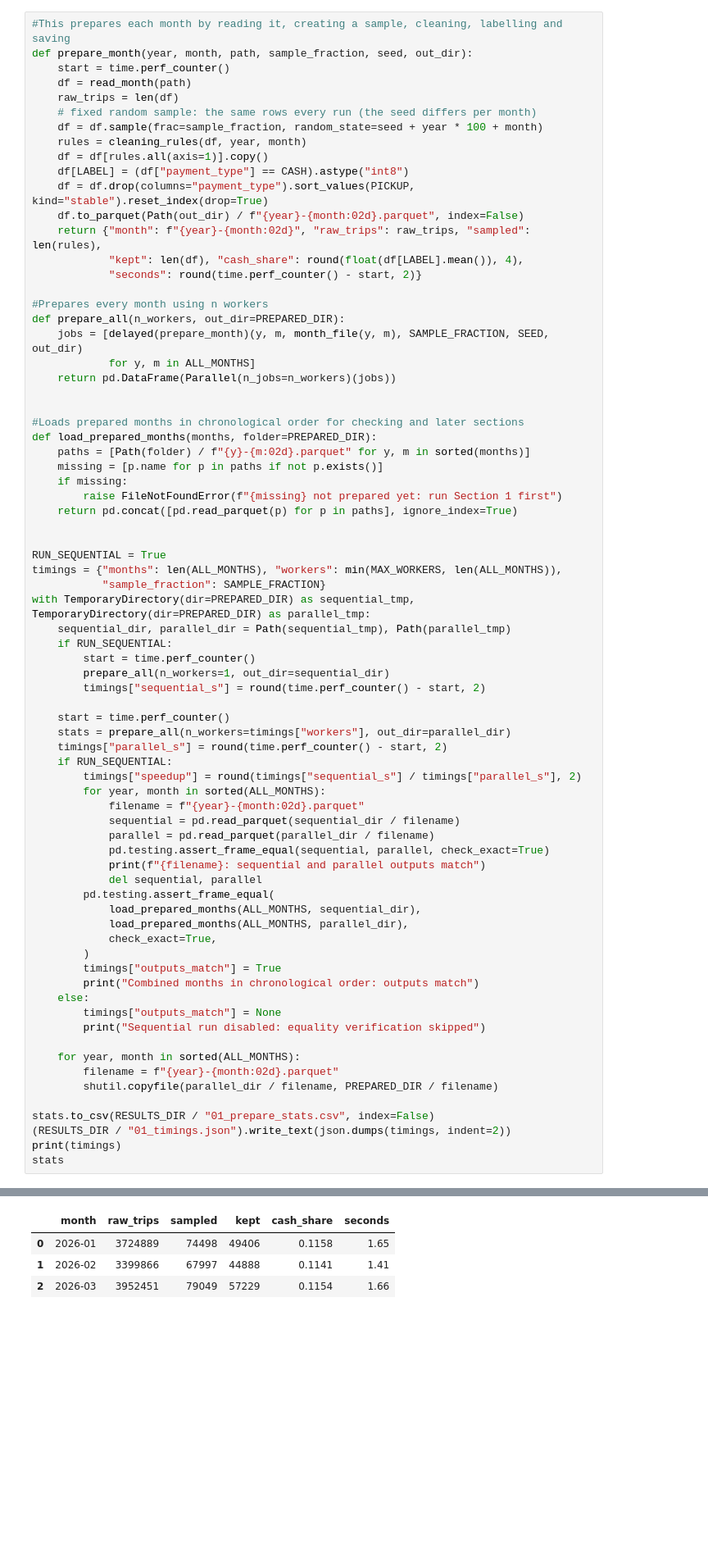
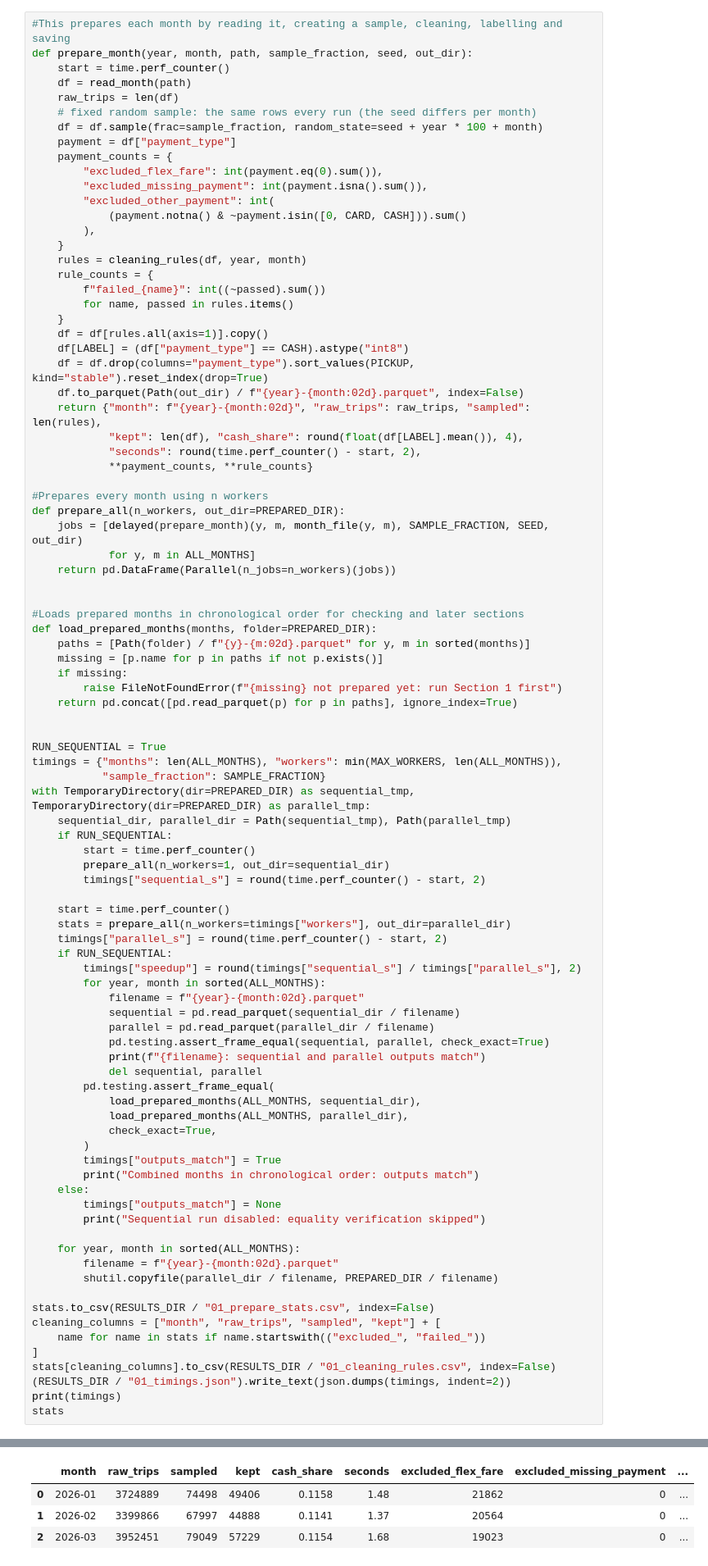
Before and after one commit to brihannaenright/cs4027-payment-prediction, a Jupyter notebook: notebooks/taxipay_pipeline.ipynb, the cells around one changed output, grey strips where cells are left out. Shown at 82% size. Drawn from its saved outputs; the diff is of its cells as text; blank space fills up the shorter version.

```diff
--- a/notebooks/taxipay_pipeline.ipynb
+++ b/notebooks/taxipay_pipeline.ipynb
@@ -399,14 +405,27 @@ def prepare_month(year, month, path, sample_fraction, seed, out_dir):
     raw_trips = len(df)
     # fixed random sample: the same rows every run (the seed differs per month)
     df = df.sample(frac=sample_fraction, random_state=seed + year * 100 + month)
+    payment = df["payment_type"]
+    payment_counts = {
+        "excluded_flex_fare": int(payment.eq(0).sum()),
+        "excluded_missing_payment": int(payment.isna().sum()),
+        "excluded_other_payment": int(
+            (payment.notna() & ~payment.isin([0, CARD, CASH])).sum()
+        ),
+    }
     rules = cleaning_rules(df, year, month)
+    rule_counts = {
+        f"failed_{name}": int((~passed).sum())
+        for name, passed in rules.items()
+    }
     df = df[rules.all(axis=1)].copy()
     df[LABEL] = (df["payment_type"] == CASH).astype("int8")
     df = df.drop(columns="payment_type").sort_values(PICKUP, kind="stable").reset_index(drop=True)
     df.to_parquet(Path(out_dir) / f"{year}-{month:02d}.parquet", index=False)
     return {"month": f"{year}-{month:02d}", "raw_trips": raw_trips, "sampled": len(rules),
             "kept": len(df), "cash_share": round(float(df[LABEL].mean()), 4),
-            "seconds": round(time.perf_counter() - start, 2)}
+            "seconds": round(time.perf_counter() - start, 2),
+            **payment_counts, **rule_counts}
 
 #Prepares every month using n workers
 def prepare_all(n_workers, out_dir=PREPARED_DIR):
@@ -462,6 +481,10 @@ with TemporaryDirectory(dir=PREPARED_DIR) as sequential_tmp, TemporaryDirectory(
         shutil.copyfile(parallel_dir / filename, PREPARED_DIR / filename)
 
 stats.to_csv(RESULTS_DIR / "01_prepare_stats.csv", index=False)
+cleaning_columns = ["month", "raw_trips", "sampled", "kept"] + [
+    name for name in stats if name.startswith(("excluded_", "failed_"))
+]
+stats[cleaning_columns].to_csv(RESULTS_DIR / "01_cleaning_rules.csv", index=False)
 (RESULTS_DIR / "01_timings.json").write_text(json.dumps(timings, indent=2))
 print(timings)
 stats
@@ -474,7 +497,7 @@ Combined months in chronological order: outputs match
-|  | month | raw_trips | sampled | kept | cash_share | seconds |
-| 0 | 2026-01 | 3724889 | 74498 | 49406 | 0.1158 | 1.65 |
-| 1 | 2026-02 | 3399866 | 67997 | 44888 | 0.1141 | 1.41 |
-| 2 | 2026-03 | 3952451 | 79049 | 57229 | 0.1154 | 1.66 |
+|  | month | raw_trips | sampled | kept | cash_share | seconds | excluded_flex_fare | excluded_missing_payment | ... |
+| 0 | 2026-01 | 3724889 | 74498 | 49406 | 0.1158 | 1.48 | 21862 | 0 | ... |
+| 1 | 2026-02 | 3399866 | 67997 | 44888 | 0.1141 | 1.37 | 20564 | 0 | ... |
+| 2 | 2026-03 | 3952451 | 79049 | 57229 | 0.1154 | 1.68 | 19023 | 0 | ... |
 # %% [markdown]
 ### 1.4 Prepare cleaned data for later sections
 Loads the cleaned months for each split in chronological order and combines them into one table, with the label in the `is_cash` column.
```
Also changed, not shown: parts of 7 cells of this notebook, 3 other files.
